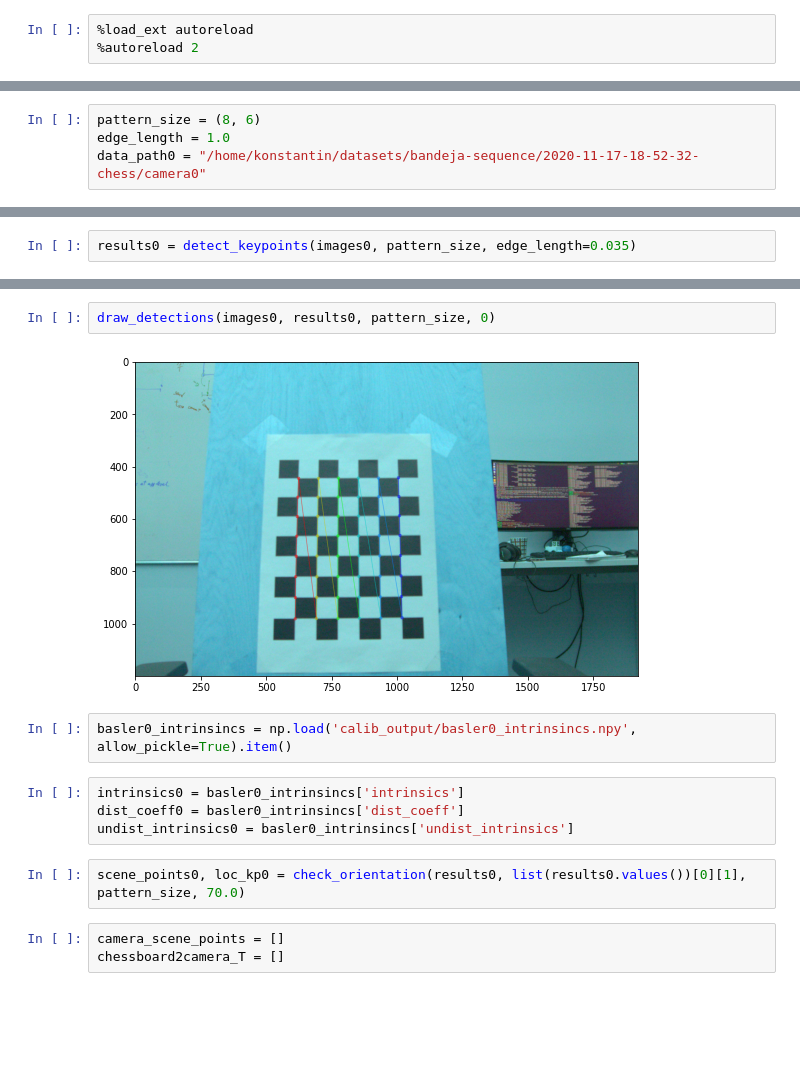
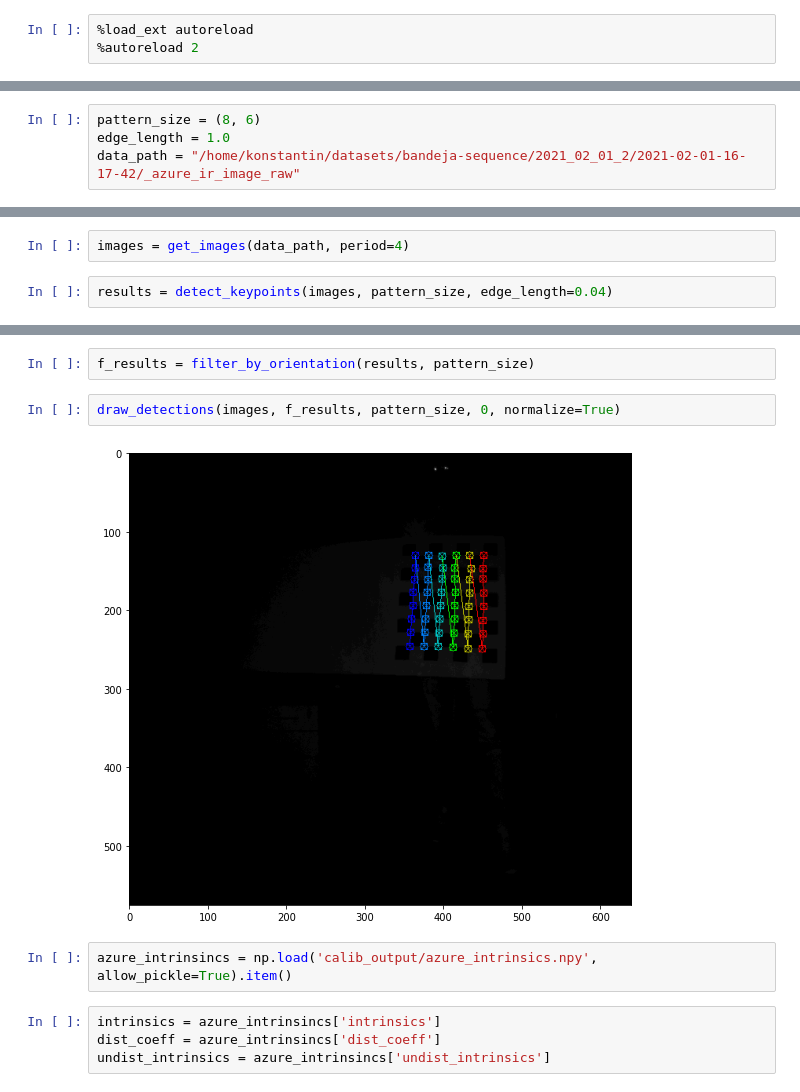
Before and after one commit to Marselka/CalibrationProject, a Jupyter notebook: chessboard_pointcloud.ipynb, the cells around one changed output, grey strips where cells are left out. Saved outputs shown, nothing was run; the diff lists cells and outputs as text; blank space fills up the shorter version.

```diff
--- a/chessboard_pointcloud.ipynb
+++ b/chessboard_pointcloud.ipynb
@@ -25,4 +25,4 @@ The animation.avconv_args rcparam was deprecated in Matplotlib 3.3 and will be r
 # %%
 pattern_size = (8, 6)
 edge_length = 1.0
-data_path0 = "/home/konstantin/datasets/bandeja-sequence/2020-11-17-18-52-32-chess/camera0"
+data_path = "/home/konstantin/datasets/bandeja-sequence/2021_02_01_2/2021-02-01-16-17-42/_azure_ir_image_raw"
@@ -35,2 +29,4 @@ len(images0)
+# %%
+images = get_images(data_path, period=4)
 # %%
-results0 = detect_keypoints(images0, pattern_size, edge_length=0.035)
+results = detect_keypoints(images, pattern_size, edge_length=0.04)
@@ -37,16 +37,13 @@ results0 = detect_keypoints(images0, pattern_size, edge_length=0.035)
+# %%
+f_results = filter_by_orientation(results, pattern_size)
 # %%
-draw_detections(images0, results0, pattern_size, 0)
+draw_detections(images, f_results, pattern_size, 0, normalize=True)
 # %% [output]
-[figure, old version]
+[figure, new version]
 # %%
-basler0_intrinsincs = np.load('calib_output/basler0_intrinsincs.npy', allow_pickle=True).item()
+azure_intrinsincs = np.load('calib_output/azure_intrinsics.npy', allow_pickle=True).item()
-# %%
-intrinsics0 = basler0_intrinsincs['intrinsics']
-dist_coeff0 = basler0_intrinsincs['dist_coeff']
-undist_intrinsics0 = basler0_intrinsincs['undist_intrinsics']
-# %%
-scene_points0, loc_kp0 = check_orientation(results0, list(results0.values())[0][1], pattern_size, 70.0)
-# %%
-camera_scene_points = []
-chessboard2camera_T = []
+# %%
+intrinsics = azure_intrinsincs['intrinsics']
+dist_coeff = azure_intrinsincs['dist_coeff']
+undist_intrinsics = azure_intrinsincs['undist_intrinsics']
 # %%
```
Also changed, not shown: parts of 9 cells of this notebook, 16 other files.
